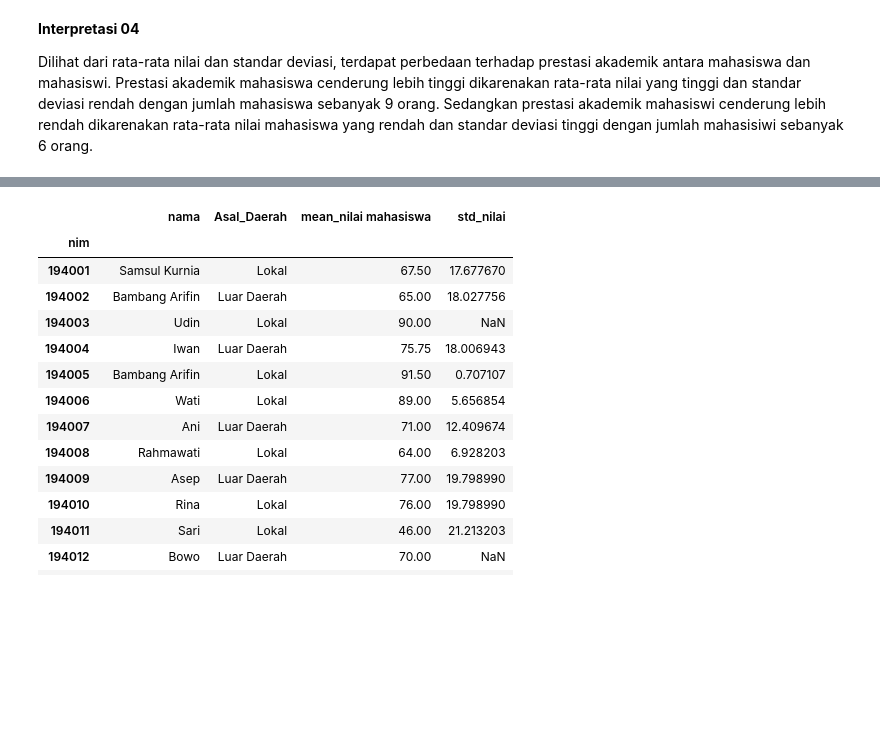
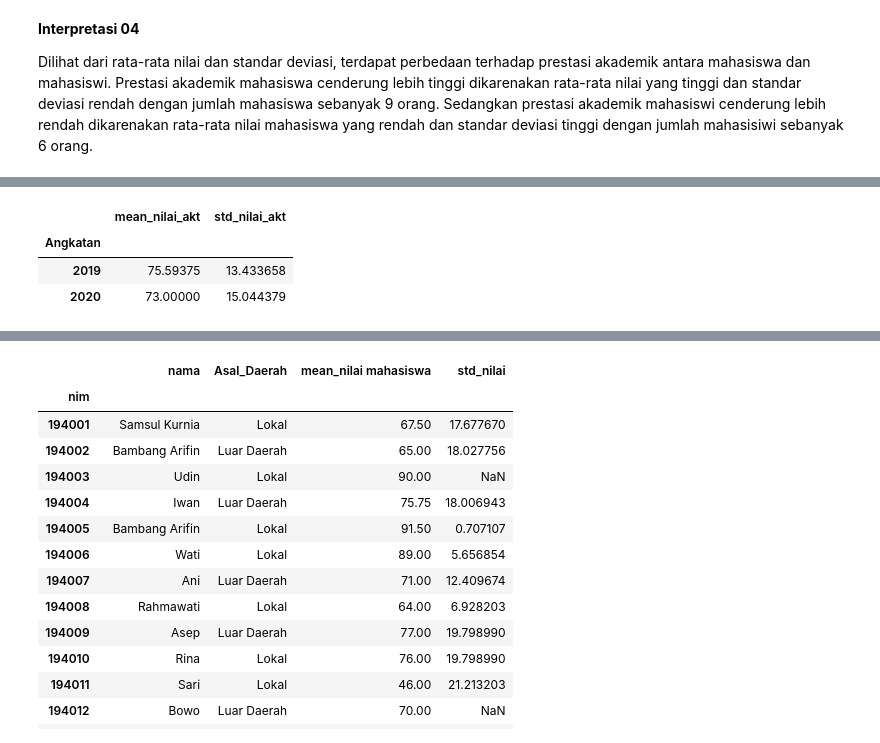
Before and after one commit to muhammadfaridmaulana/Case-Study-02-EDA-Ganjil-2022-Kelompok-2, a Jupyter notebook: Case_Study_02_EDA_Ganjil_2022_Kelompok_2.ipynb, the cells around one changed output, grey strips where cells are left out. Saved outputs shown, nothing was run; the diff lists cells and outputs as text; code cells hidden in the pictures; blank space fills up the shorter version.

```diff
--- a/Case_Study_02_EDA_Ganjil_2022_Kelompok_2.ipynb
+++ b/Case_Study_02_EDA_Ganjil_2022_Kelompok_2.ipynb
@@ -143,0 +220,11 @@ Dilihat dari rata-rata nilai dan standar deviasi, terdapat perbedaan terhadap pr
+# %%
+perbandingan = nilai_akt.groupby(nilai_akt['Angkatan']).mean()[['mean_nilai_akt']]
+s_b = nilai_akt.groupby(nilai_akt['Angkatan']).std()[['mean_nilai_akt']]
+s_b = s_b.rename({'mean_nilai_akt': 'std_nilai_akt'}, axis=1)
+perbandingan = pd.concat([perbandingan, s_b], axis=1)
+perbandingan
+# %% [output]
+|  | mean_nilai_akt | std_nilai_akt |
+| Angkatan |  |  |
+| 2019 | 75.59375 | 13.433658 |
+| 2020 | 73.00000 | 15.044379 |
```
Also changed, not shown: parts of 17 cells of this notebook.
